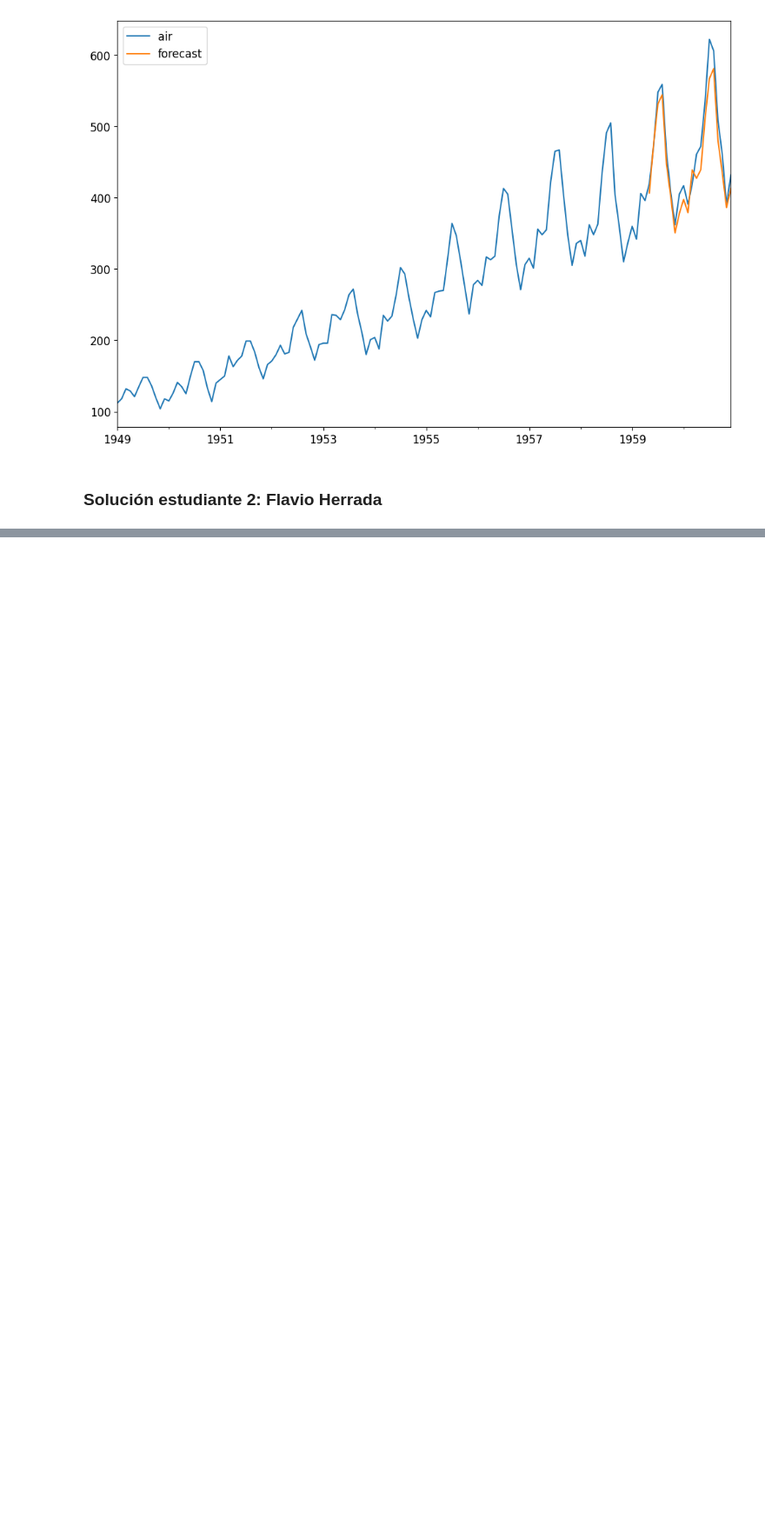
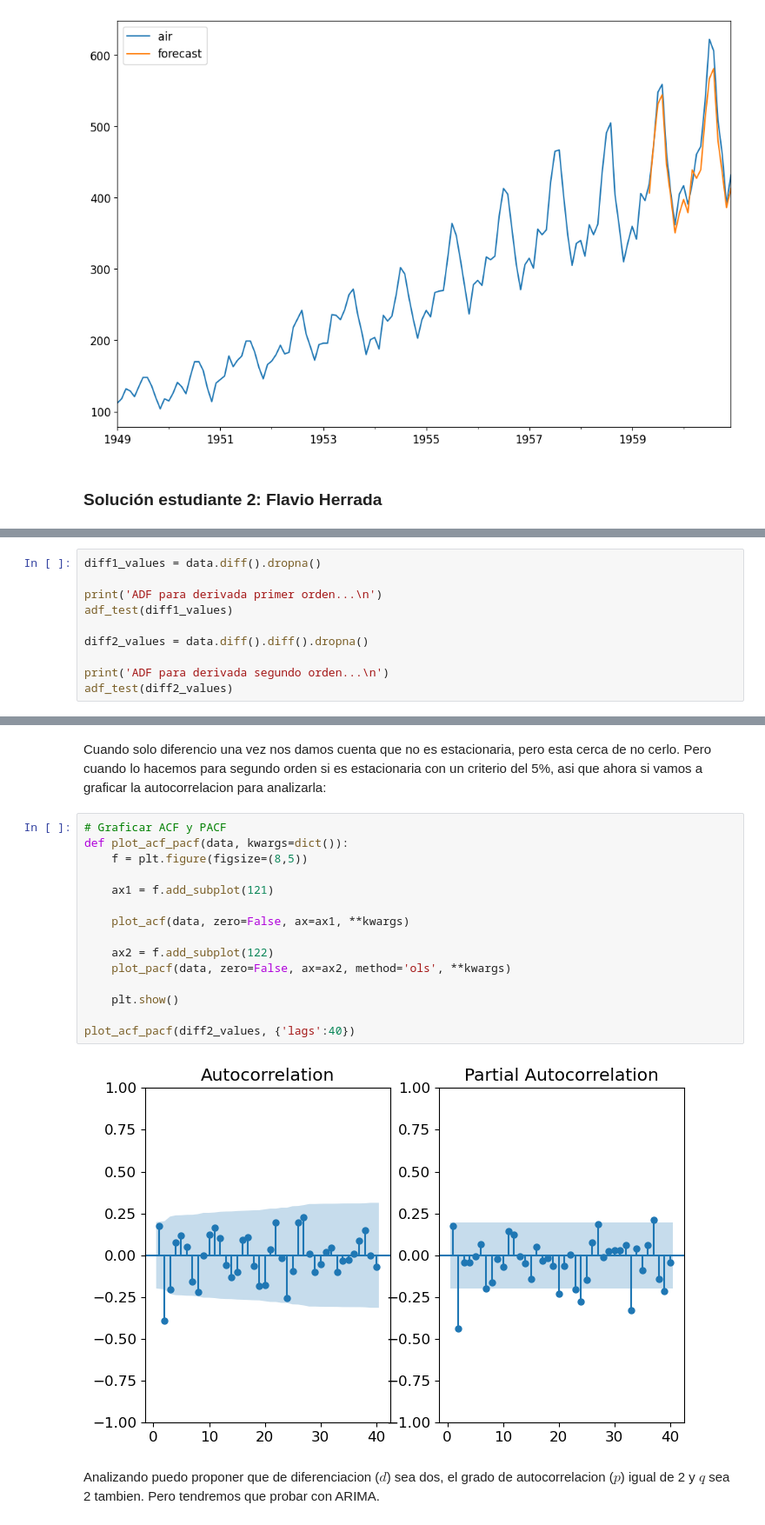
Before and after one commit to hectoroleon/Tarea2_Ornelas_Herrada, a Jupyter notebook: Tarea_2.ipynb, the cells around one changed output, grey strips where cells are left out. Shown at 87% size. Drawn from its saved outputs; the diff is of its cells as text; blank space fills up the shorter version.

```diff
--- a/Tarea_2.ipynb
+++ b/Tarea_2.ipynb
@@ -638,0 +721,10 @@ data2[['air','forecast']].plot(figsize=(12,8))
+# %%
+diff1_values = data.diff().dropna()
+
+print('ADF para derivada primer orden...\n')
+adf_test(diff1_values)
+
+diff2_values = data.diff().diff().dropna()
+
+print('ADF para derivada segundo orden...\n')
+adf_test(diff2_values)
@@ -638,0 +749,21 @@ data2[['air','forecast']].plot(figsize=(12,8))
+# %% [markdown]
+Cuando solo diferencio una vez nos damos cuenta que no es estacionaria, pero esta cerca de no cerlo. Pero cuando lo hacemos para segundo orden si es estacionaria con un criterio del 5%, asi que ahora si vamos a graficar la autocorrelacion para analizarla:
+# %%
+# Graficar ACF y PACF
+def plot_acf_pacf(data, kwargs=dict()):
+    f = plt.figure(figsize=(8,5))
+
+    ax1 = f.add_subplot(121)
+
+    plot_acf(data, zero=False, ax=ax1, **kwargs)
+
+    ax2 = f.add_subplot(122)
+    plot_pacf(data, zero=False, ax=ax2, method='ols', **kwargs)
+
+    plt.show()
+
+plot_acf_pacf(diff2_values, {'lags':40})
+# %% [output]
+[figure, added]
+# %% [markdown]
+Analizando puedo proponer que de diferenciacion ($d$) sea dos, el grado de autocorrelacion ($p$) igual de 2 y $q$ sea 2 tambien. Pero tendremos que probar con ARIMA.
```
Also changed, not shown: parts of 53 cells of this notebook.
